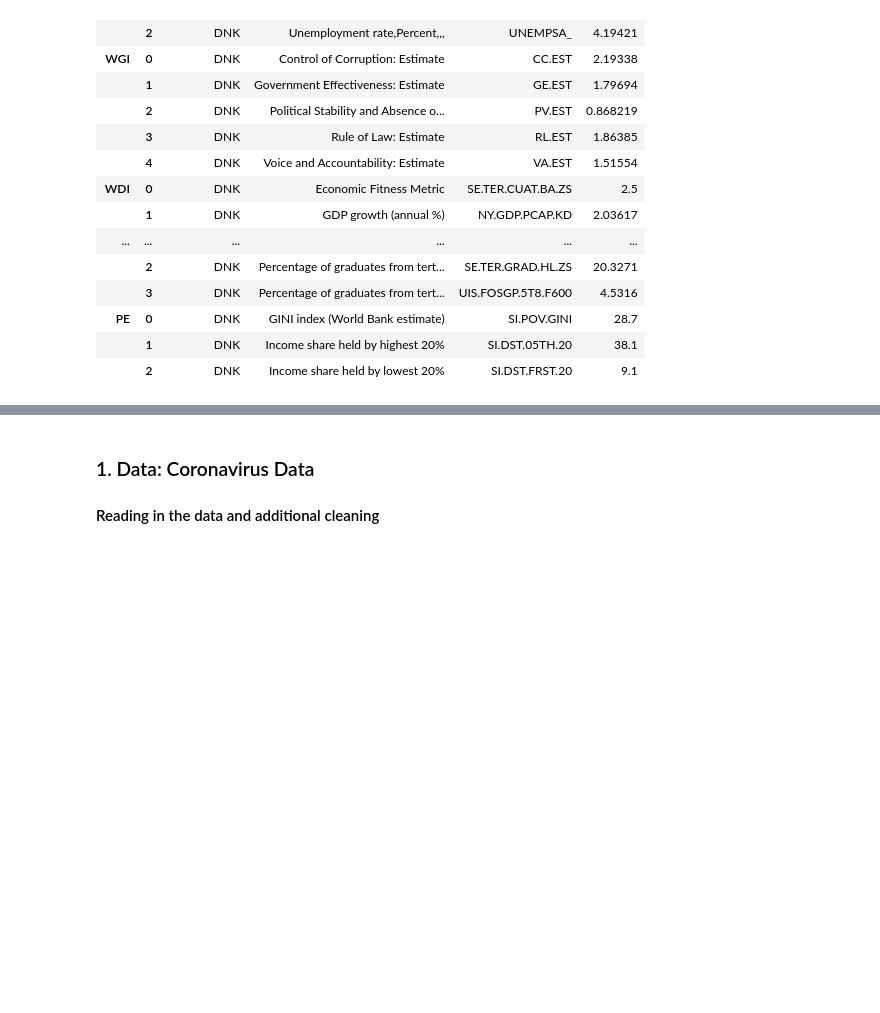
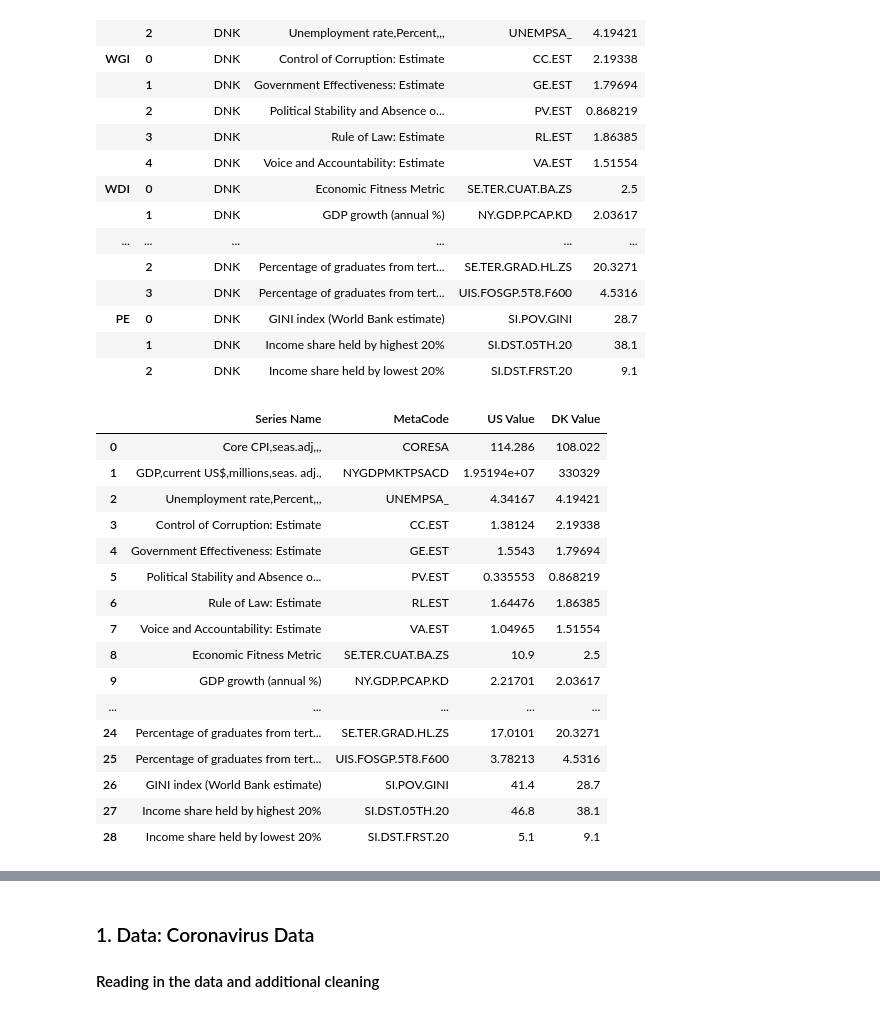
Before and after one commit to dannemk1/CovidPrep, a Jupyter notebook: CoronavirusAnalysis.ipynb, the cells around one changed output, grey strips where cells are left out. Saved outputs shown, nothing was run; the diff lists cells and outputs as text; code cells hidden in the pictures; blank space fills up the shorter version.

```diff
--- a/CoronavirusAnalysis.ipynb
+++ b/CoronavirusAnalysis.ipynb
@@ -183,5 +183,25 @@ quant.drop(['Country Code_x', 'Code_x', 'Country Code_y'], axis = 1, inplace = T
 quant.rename(columns = {'Code_y':'MetaCode'}, inplace = True)
 quant= quant[['Series Name', 'MetaCode', 'US Value', 'DK Value']]
 quant.drop_duplicates(inplace = True)
+# %%
+quant
+# %% [output]
+|  | Series Name | MetaCode | US Value | DK Value |
+| 0 | Core CPI,seas.adj,,, | CORESA | 114.286 | 108.022 |
+| 1 | GDP,current US$,millions,seas. adj., | NYGDPMKTPSACD | 1.95194e+07 | 330329 |
+| 2 | Unemployment rate,Percent,,, | UNEMPSA_ | 4.34167 | 4.19421 |
+| 3 | Control of Corruption: Estimate | CC.EST | 1.38124 | 2.19338 |
+| 4 | Government Effectiveness: Estimate | GE.EST | 1.5543 | 1.79694 |
+| 5 | Political Stability and Absence o... | PV.EST | 0.335553 | 0.868219 |
+| 6 | Rule of Law: Estimate | RL.EST | 1.64476 | 1.86385 |
+| 7 | Voice and Accountability: Estimate | VA.EST | 1.04965 | 1.51554 |
+| 8 | Economic Fitness Metric | SE.TER.CUAT.BA.ZS | 10.9 | 2.5 |
+| 9 | GDP growth (annual %) | NY.GDP.PCAP.KD | 2.21701 | 2.03617 |
+| ... | ... | ... | ... | ... |
+| 24 | Percentage of graduates from tert... | SE.TER.GRAD.HL.ZS | 17.0101 | 20.3271 |
+| 25 | Percentage of graduates from tert... | UIS.FOSGP.5T8.F600 | 3.78213 | 4.5316 |
+| 26 | GINI index (World Bank estimate) | SI.POV.GINI | 41.4 | 28.7 |
+| 27 | Income share held by highest 20% | SI.DST.05TH.20 | 46.8 | 38.1 |
+| 28 | Income share held by lowest 20% | SI.DST.FRST.20 | 5.1 | 9.1 |
 # %%
 #Selecting the categories that highlight the biggest, or most explanatory, differences between countries
```
Also changed, not shown: parts of 1 cell of this notebook.
